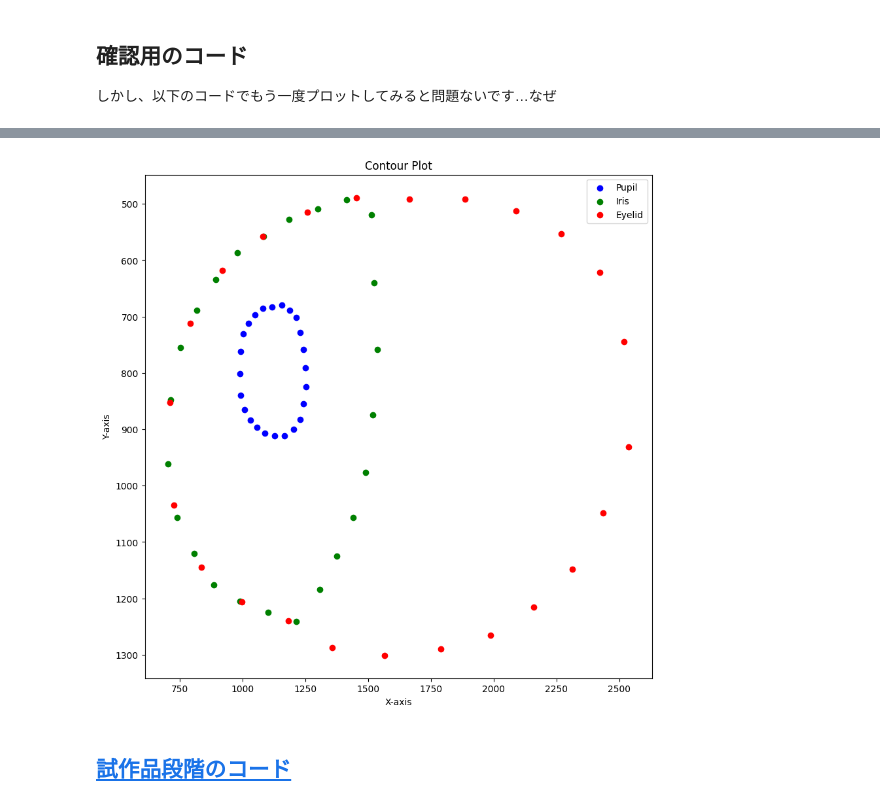
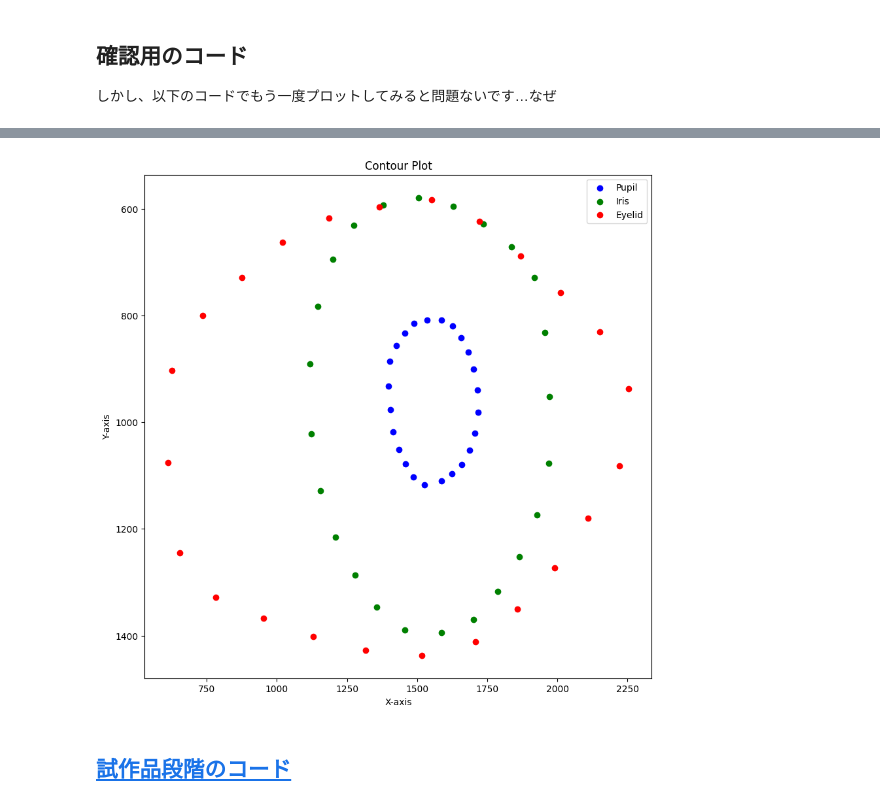
Before and after one commit to ykitaguchi77/Instance_segmentation, a Jupyter notebook: Mobius2label.ipynb, the cells around one changed output, grey strips where cells are left out. Drawn from its saved outputs; the diff is of its cells as text; code cells hidden in the pictures.

Commit message:
Colab を使用して作成されました

```diff
--- a/Mobius2label.ipynb
+++ b/Mobius2label.ipynb
@@ -224,7 +426,7 @@ def extract_contours(img, _num_points):
     return points_list
 
 # Load the image to debug
-mask_file = "/content/drive/MyDrive/Colab Notebooks/anterior_segmentation_project/dataset/MOBIUS/Masks/1/1_3i_Lr_2.png"
+mask_file = "/content/drive/MyDrive/Deep_learning/Eyelid_segmentation/MOBIUS/Masks/1/1_3i_Ls_1.png"
 img = cv2.imread(mask_file, cv2.IMREAD_COLOR)
 img_height, img_width = img.shape[:2]
 
@@ -252,34 +454,34 @@ points_list_all_colors = extract_contours(img_all_colors, num_points)
 plt.figure(figsize=(10, 10))
 
 # Plot blue (pupil)
 if points_list_blue:
     x_blue = [point[0] for point in points_list_blue[0]]
     y_blue = [point[1] for point in points_list_blue[0]]
     plt.scatter(x_blue, y_blue, color='blue', label='Pupil')
 
 # Plot blue_green (iris)
 if points_list_blue_green:
     x_blue_green = [point[0] for point in points_list_blue_green[0]]
     y_blue_green = [point[1] for point in points_list_blue_green[0]]
     plt.scatter(x_blue_green, y_blue_green, color='green', label='Iris')
 
 # Plot all_colors (eyelid)
 if points_list_all_colors:
     x_all_colors = [point[0] for point in points_list_all_colors[0]]
     y_all_colors = [point[1] for point in points_list_all_colors[0]]
     plt.scatter(x_all_colors, y_all_colors, color='red', label='Eyelid')
 
 # Adjust plot
 plt.title("Contour Plot")
 plt.xlabel("X-axis")
 plt.ylabel("Y-axis")
 plt.gca().invert_yaxis()  # Invert Y-axis to match image coordinates
 plt.legend()
 
 # Show plot
 plt.show()
 # %% [output]
-[figure, old version]
+[figure, new version]
 # %% [markdown]
 ## [試作品段階のコード](https://colab.research.google.com/drive/16fyns7E-PEstRELygVeMyLE5gbmVhyPe#scrollTo=NYNAK-r12mPz)
 # %% [markdown]
```
Also changed, not shown: parts of 5 cells of this notebook.
